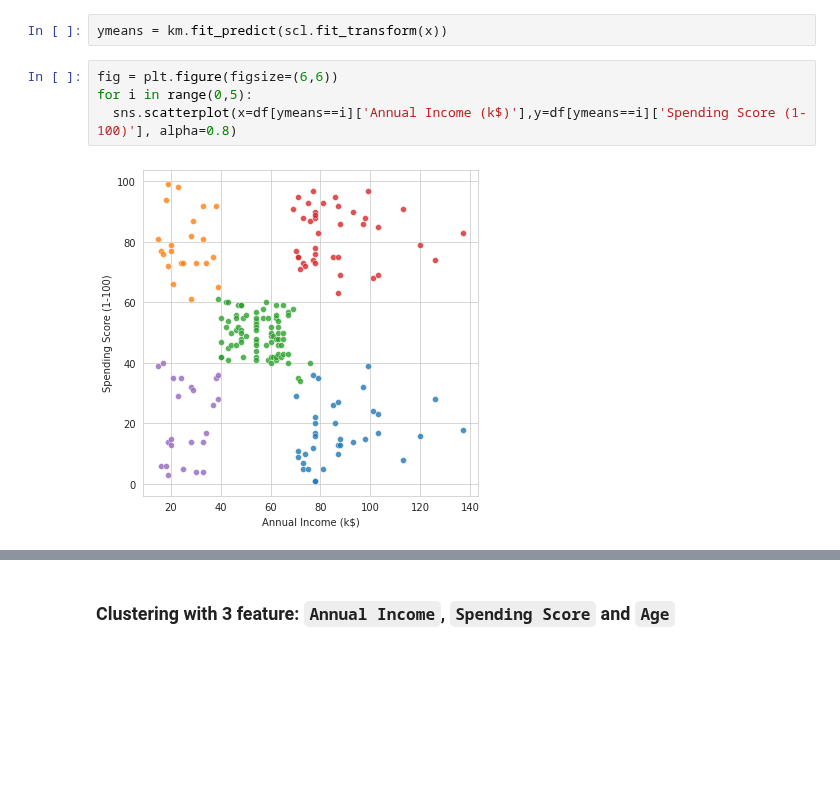
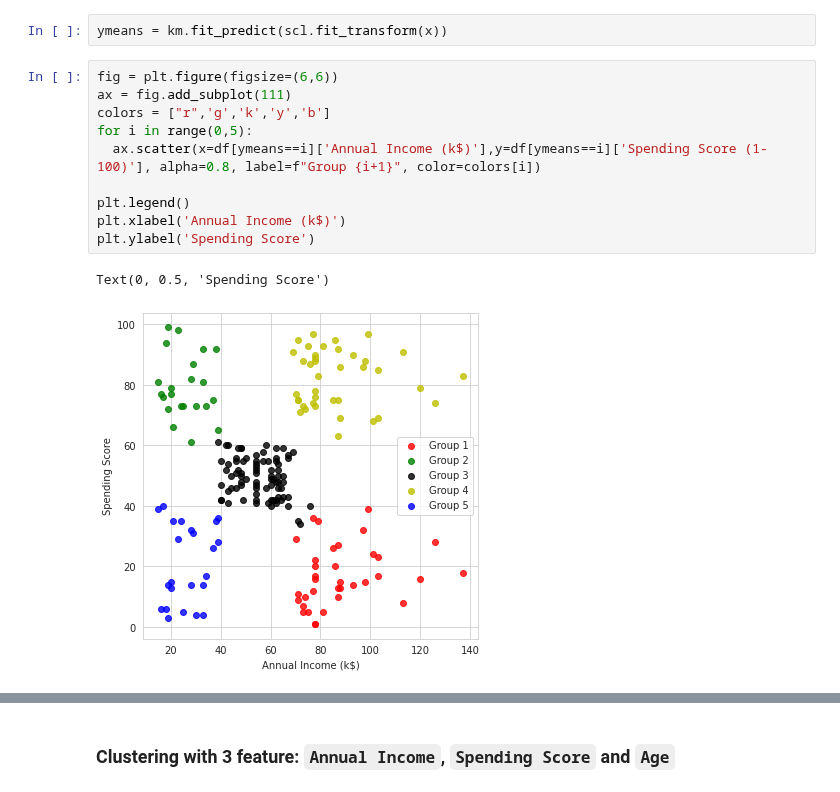
Before and after one commit to truongthuanr/self-learning-project, a Jupyter notebook: 03_MallCustomer.ipynb, the cells around one changed output, grey strips where cells are left out. Saved outputs shown, nothing was run; the diff lists cells and outputs as text; blank space fills up the shorter version.

```diff
--- a/03_MallCustomer.ipynb
+++ b/03_MallCustomer.ipynb
@@ -155,7 +155,14 @@ km = KMeans(n_clusters=5, init='k-means++', n_init=10, max_iter=300, random_stat
 ymeans = km.fit_predict(scl.fit_transform(x))
 # %%
 fig = plt.figure(figsize=(6,6))
+ax = fig.add_subplot(111)
+colors = ["r",'g','k','y','b']
 for i in range(0,5):
-  sns.scatterplot(x=df[ymeans==i]['Annual Income (k$)'],y=df[ymeans==i]['Spending Score (1-100)'], alpha=0.8)
+  ax.scatter(x=df[ymeans==i]['Annual Income (k$)'],y=df[ymeans==i]['Spending Score (1-100)'], alpha=0.8, label=f"Group {i+1}", color=colors[i])
+
+plt.legend()
+plt.xlabel('Annual Income (k$)')
+plt.ylabel('Spending Score')
 # %% [output]
+Text(0, 0.5, 'Spending Score')
-[figure, old version]
+[figure, new version]
```
Also changed, not shown: parts of 9 cells of this notebook.
